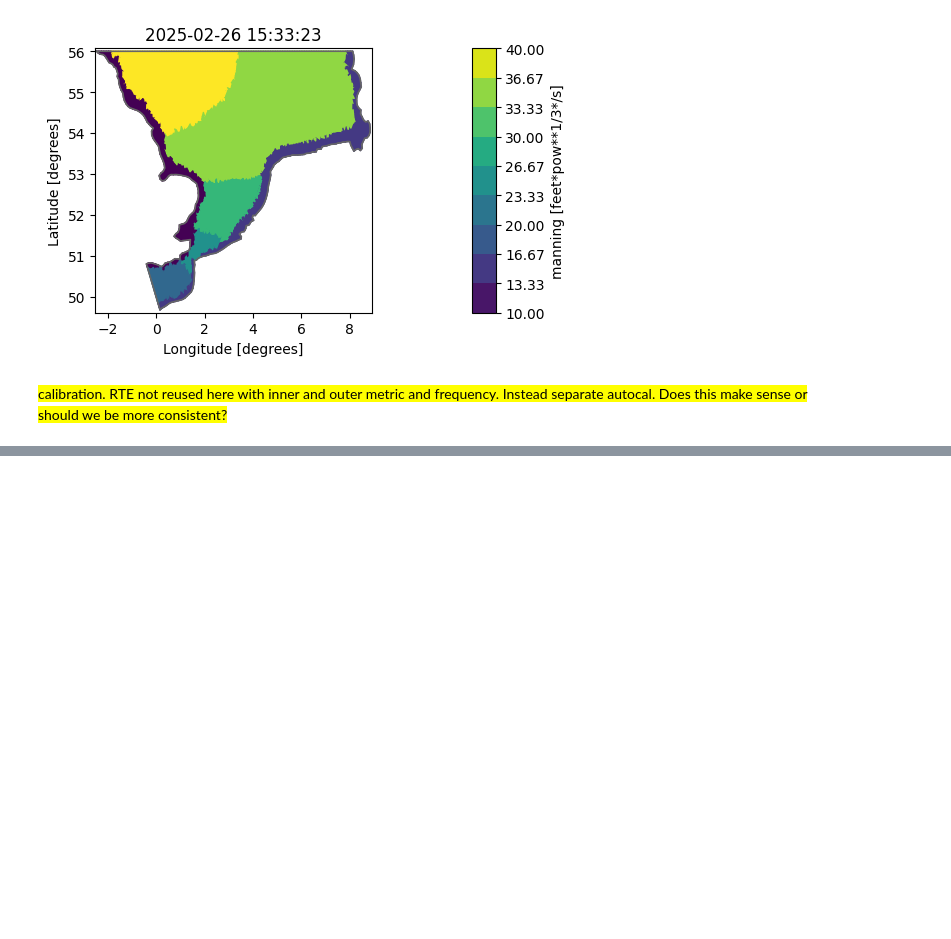
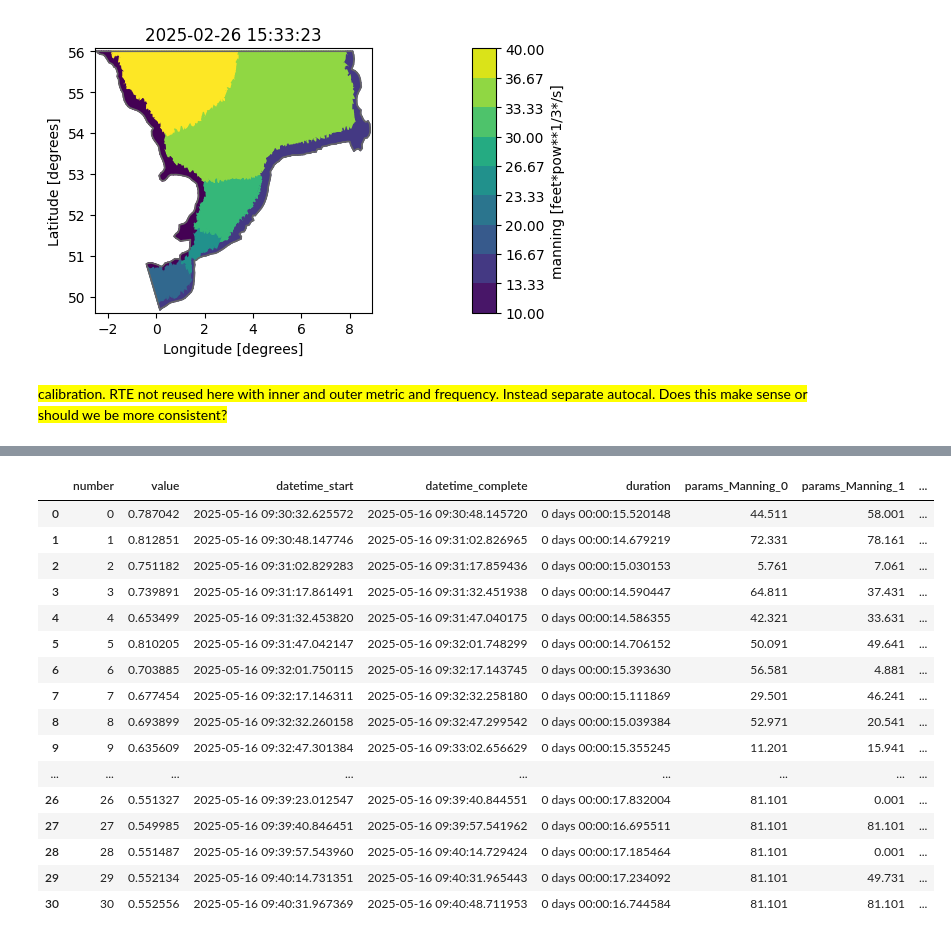
Before and after one commit to DHI/mike_autocal, a Jupyter notebook: notebooks/demo.ipynb, the cells around one changed output, grey strips where cells are left out. Saved outputs shown, nothing was run; the diff lists cells and outputs as text; code cells hidden in the pictures; blank space fills up the shorter version.

```diff
--- a/notebooks/demo.ipynb
+++ b/notebooks/demo.ipynb
@@ -192,0 +188,30 @@ Helgoland   0.830550  451
+# %%
+file_path = "optuna_journal.log"
+storage = optuna.storages.JournalStorage(
+    optuna.storages.journal.JournalFileBackend(file_path)
+)
+
+study_name = "testing_calibration"  # Use the actual study name used when creating the study
+study = optuna.load_study(study_name=study_name, storage=storage)
+
+# 3. Convert the trials to a DataFrame
+df = study.trials_dataframe()
+df
+# %% [output]
+|  | number | value | datetime_start | datetime_complete | duration | params_Manning_0 | params_Manning_1 | ... |
+| 0 | 0 | 0.787042 | 2025-05-16 09:30:32.625572 | 2025-05-16 09:30:48.145720 | 0 days 00:00:15.520148 | 44.511 | 58.001 | ... |
+| 1 | 1 | 0.812851 | 2025-05-16 09:30:48.147746 | 2025-05-16 09:31:02.826965 | 0 days 00:00:14.679219 | 72.331 | 78.161 | ... |
+| 2 | 2 | 0.751182 | 2025-05-16 09:31:02.829283 | 2025-05-16 09:31:17.859436 | 0 days 00:00:15.030153 | 5.761 | 7.061 | ... |
+| 3 | 3 | 0.739891 | 2025-05-16 09:31:17.861491 | 2025-05-16 09:31:32.451938 | 0 days 00:00:14.590447 | 64.811 | 37.431 | ... |
+| 4 | 4 | 0.653499 | 2025-05-16 09:31:32.453820 | 2025-05-16 09:31:47.040175 | 0 days 00:00:14.586355 | 42.321 | 33.631 | ... |
+| 5 | 5 | 0.810205 | 2025-05-16 09:31:47.042147 | 2025-05-16 09:32:01.748299 | 0 days 00:00:14.706152 | 50.091 | 49.641 | ... |
+| 6 | 6 | 0.703885 | 2025-05-16 09:32:01.750115 | 2025-05-16 09:32:17.143745 | 0 days 00:00:15.393630 | 56.581 | 4.881 | ... |
+| 7 | 7 | 0.677454 | 2025-05-16 09:32:17.146311 | 2025-05-16 09:32:32.258180 | 0 days 00:00:15.111869 | 29.501 | 46.241 | ... |
+| 8 | 8 | 0.693899 | 2025-05-16 09:32:32.260158 | 2025-05-16 09:32:47.299542 | 0 days 00:00:15.039384 | 52.971 | 20.541 | ... |
+| 9 | 9 | 0.635609 | 2025-05-16 09:32:47.301384 | 2025-05-16 09:33:02.656629 | 0 days 00:00:15.355245 | 11.201 | 15.941 | ... |
+| ... | ... | ... | ... | ... | ... | ... | ... | ... |
+| 26 | 26 | 0.551327 | 2025-05-16 09:39:23.012547 | 2025-05-16 09:39:40.844551 | 0 days 00:00:17.832004 | 81.101 | 0.001 | ... |
+| 27 | 27 | 0.549985 | 2025-05-16 09:39:40.846451 | 2025-05-16 09:39:57.541962 | 0 days 00:00:16.695511 | 81.101 | 81.101 | ... |
+| 28 | 28 | 0.551487 | 2025-05-16 09:39:57.543960 | 2025-05-16 09:40:14.729424 | 0 days 00:00:17.185464 | 81.101 | 0.001 | ... |
+| 29 | 29 | 0.552134 | 2025-05-16 09:40:14.731351 | 2025-05-16 09:40:31.965443 | 0 days 00:00:17.234092 | 81.101 | 49.731 | ... |
+| 30 | 30 | 0.552556 | 2025-05-16 09:40:31.967369 | 2025-05-16 09:40:48.711953 | 0 days 00:00:16.744584 | 81.101 | 81.101 | ... |
```
Also changed, not shown: parts of 12 cells of this notebook.
